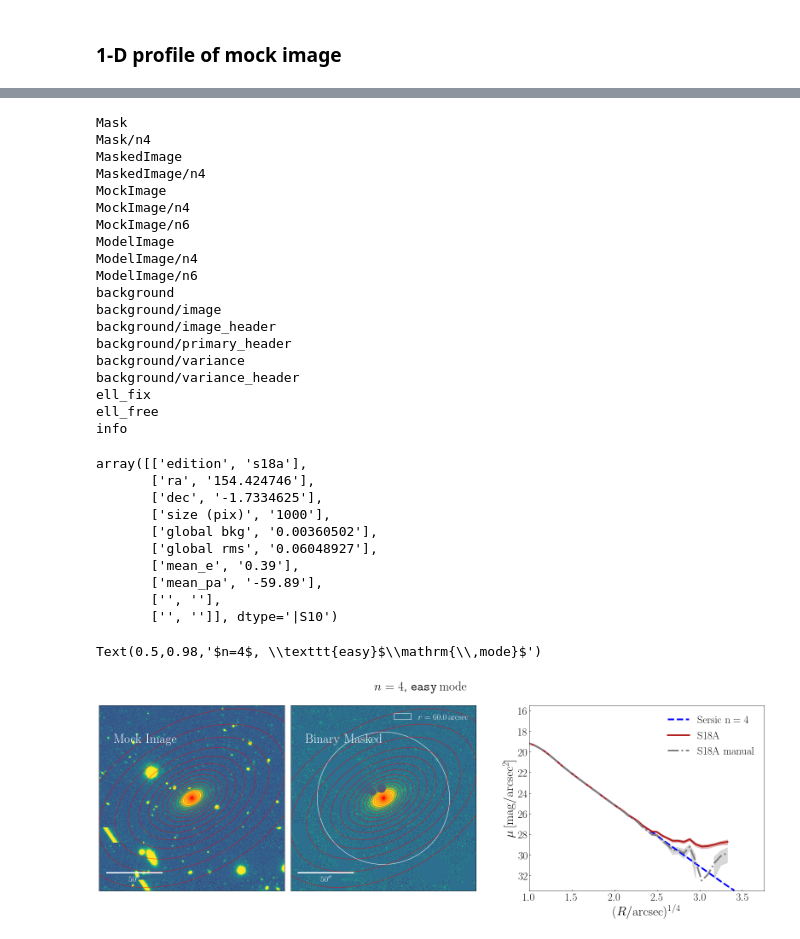
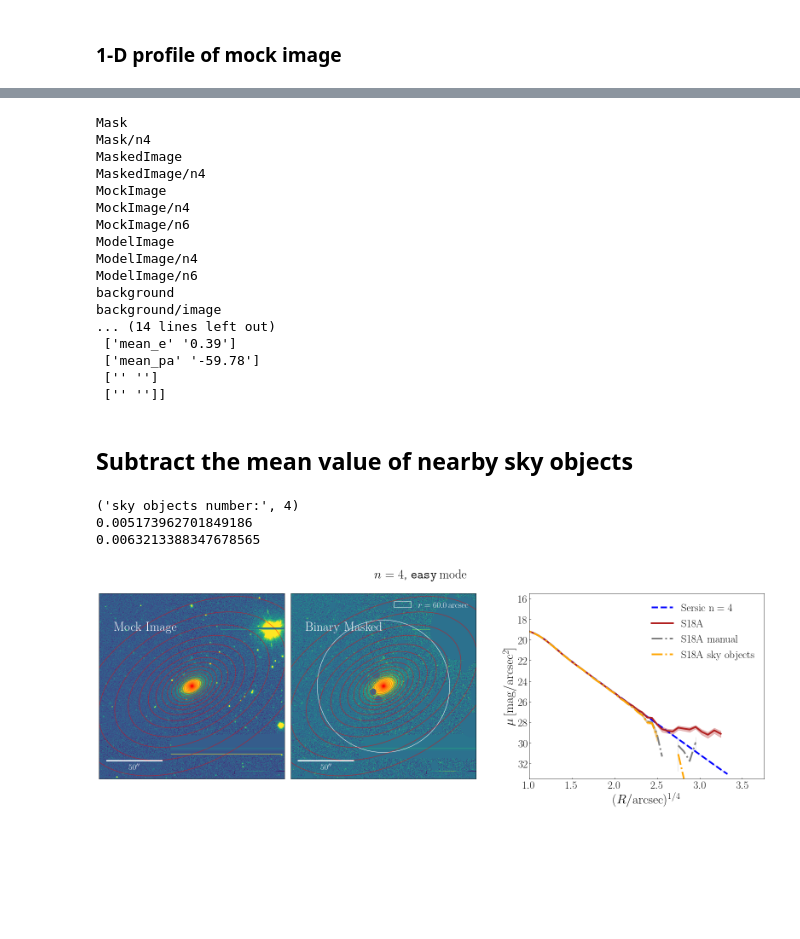
Before and after one commit to AstroJacobLi/slug, a Jupyter notebook: demo/HDF5-1D-profile-for-mock-test.ipynb, the cells around one changed output, grey strips where cells are left out. Cells and saved outputs as stored; diff of their text form; code cells hidden in the pictures; blank space fills up the shorter version.

```diff
--- a/demo/HDF5-1D-profile-for-mock-test.ipynb
+++ b/demo/HDF5-1D-profile-for-mock-test.ipynb
@@ -32,6 +32,3 @@ files
  'MockGalaxy-001.h5']
 # %% [markdown]
 ### 1-D profile of mock image
-# %%
-index = files[0].lstrip('MockGalaxy-').rstrip('.h5')
-sersic_index = 4
@@ -187,9 +141,10 @@ def print_attrs(name, obj):
     print name
     for key, val in obj.attrs.iteritems():
         print "    %s: %s" % (key, val)
-f = h5py.File('./HDF5/MockGalaxy-002.h5', 'r')
+f = h5py.File('./HDF5/MockGalaxy-004.h5', 'r')
 f.visititems(print_attrs)
-f['info'].value
+print(f['info'].value)
+f.close()
 # %% [output]
 Mask
 Mask/n4
@@ -203,28 +158,38 @@ ModelImage/n4
 ModelImage/n6
 background
 background/image
-background/image_header
-background/primary_header
-background/variance
-background/variance_header
-ell_fix
-ell_free
-info
+... (14 lines left out)
+ ['mean_e' '0.39']
+ ['mean_pa' '-59.78']
+ ['' '']
+ ['' '']]
-array([['edition', 's18a'],
-       ['ra', '154.424746'],
-       ['dec', '-1.7334625'],
-       ['size (pix)', '1000'],
-       ['global bkg', '0.00360502'],
-       ['global rms', '0.06048927'],
-       ['mean_e', '0.39'],
-       ['mean_pa', '-59.89'],
-       ['', ''],
-       ['', '']], dtype='|S10')
+# %% [markdown]
+## Subtract the mean value of nearby sky objects
+# %%
+from astropy.coordinates import match_coordinates_sky
+from astropy import units as u
+from astropy.coordinates import SkyCoord
+sky_cat = Table.read('/Users/jiaxuanli/Research/HSC_Dragonfly_DECaLS/s18a_wide_skyobject_flux.fits', format='fits')
+# %%
+f = h5py.File('./HDF5/MockGalaxy-000.h5', 'r')
+ra, dec = float(f['info'][1,1]), float(f['info'][2,1])
+
+bkg_pos = SkyCoord(ra=ra*u.degree, dec=dec*u.degree, frame='icrs')
+catalog = SkyCoord(ra=sky_cat['i_ra']*u.degree, dec=sky_cat['i_dec']*u.degree)
+obj_inx = np.where(catalog.separation(bkg_pos)<1*u.arcmin)[0]
+
+print('sky objects number:', len(obj_inx))
+print (sky_cat[obj_inx]['r_apertureflux_40_flux']*1.7378e30/(np.pi*12**2)).mean()
+print (sky_cat[obj_inx]['r_apertureflux_57_flux']*1.7378e30/(np.pi*17**2)).mean()
+
+off_set = (sky_cat[obj_inx]['r_apertureflux_57_flux']*1.7378e30/(np.pi*17**2)).mean()
+# %% [output]
+('sky objects number:', 4)
+0.005173962701849186
+0.0063213388347678565
 # %%
 mock_s18a_ellipse_fix = f['ell_fix'].value
-
-model_ellipse_fix = Table.read('./Data/model_n4-ellip-3.csv', format='csv')
-
+model_ellipse_fix = f['ell_model'].value
 img = f['MockImage']['n4'].value
 masked_img = f['MaskedImage']['n4'].value
 
@@ -253,33 +218,36 @@ ax3.tick_params(direction='in')
 
 slug.SBP_single(
     model_ellipse_fix,
     0.2,
     slug.HSC_pixel_scale,
     slug.HSC_zeropoint,
     label='Sersic\ n=4',
     physical_unit=False,
     ax=ax3,
     linecolor='blue',
     linestyle='--',
     x_min=0,
     x_max=3.7)
 
 slug.SBP_single(mock_s18a_ellipse_fix, 0.2, slug.HSC_pixel_scale, slug.HSC_zeropoint, ax=ax3,
     physical_unit=False, x_max=(200**0.25), vertical_line=False, show_dots=False, linecolor='firebrick',
     linestyle='-', label="S18A")
 slug.SBP_single(
     mock_s18a_ellipse_fix, 0.2, slug.HSC_pixel_scale, slug.HSC_zeropoint, ax=ax3, offset=-float(f['info'].value[4][1]),
     physical_unit=False, x_max=(200**0.25), vertical_line=False, show_dots=False, linecolor='gray',
     linestyle='-.', label="S18A\ manual")
-
+slug.SBP_single(
+    mock_s18a_ellipse_fix, 0.2, slug.HSC_pixel_scale, slug.HSC_zeropoint, ax=ax3, offset=-off_set,
+    physical_unit=False, x_max=(200**0.25), vertical_line=False, show_dots=False, linecolor='orange',
+    linestyle='-.', label="S18A\ sky\ objects")
 
 plt.ylim(15.5, 33.5)
 #plt.vlines((100 * 0.168)**0.25, 15.5, 32.5, linestyle='-.', label='60 arcsec')
 ax3.invert_yaxis()
 plt.subplots_adjust(hspace=0.)
 plt.suptitle(r'$n=4$, \texttt{easy}$\mathrm{\,mode}$', fontsize=30)
 
+f.close()
 #plt.savefig('./Figures/' + prefix + '.png', dpi=100, bbox_inches='tight')
 # %% [output]
-Text(0.5,0.98,'$n=4$, \\texttt{easy}$\\mathrm{\\,mode}$')
-[figure, old version]
+[figure, new version]
```
Also changed, not shown: parts of 4 cells of this notebook, 1 other file.
